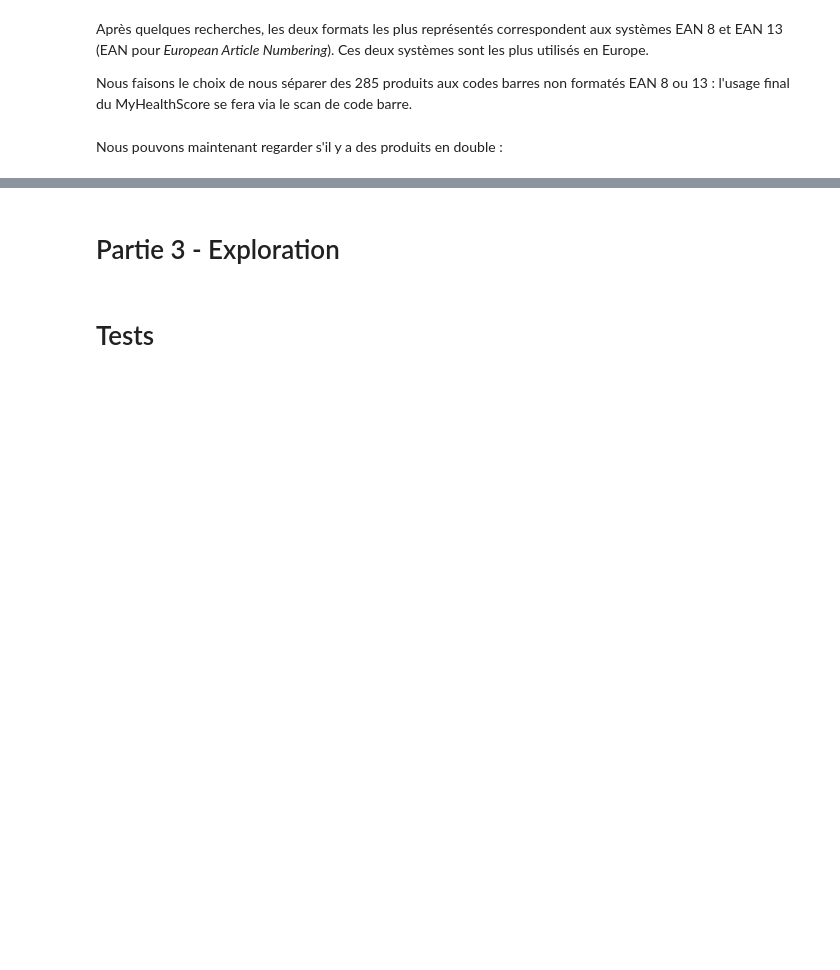
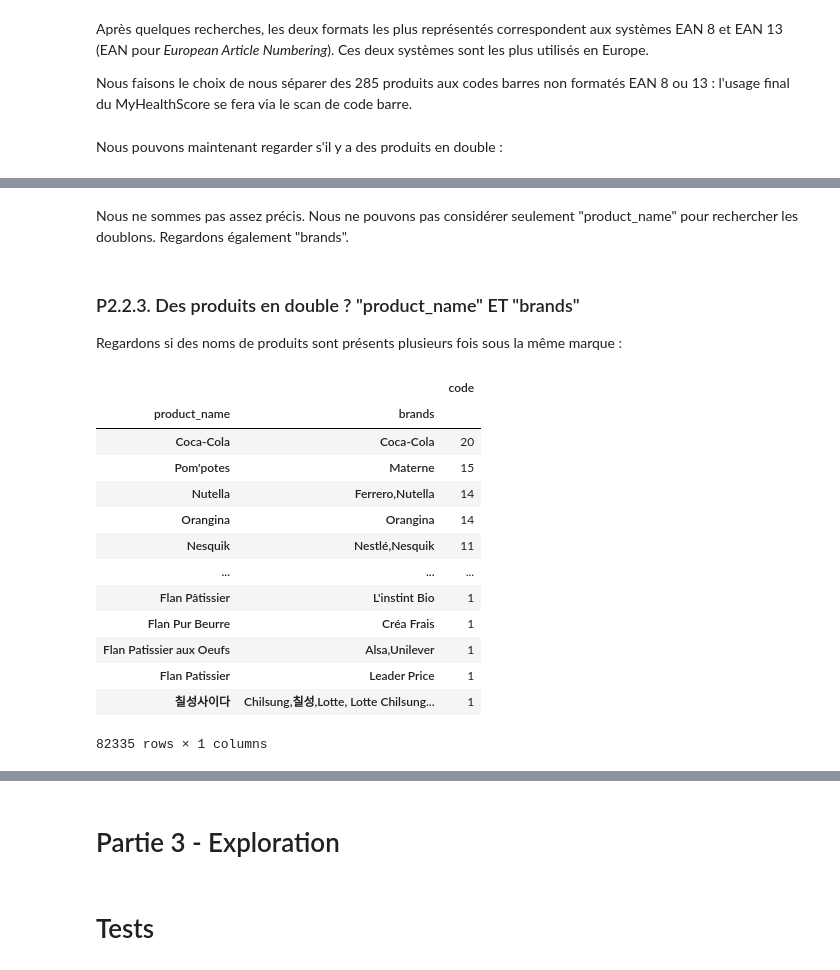
Before and after one commit to ClementPatin/OC-P3, a Jupyter notebook: Patin_Clement_1_notebook_052023.ipynb, the cells around one changed output, grey strips where cells are left out. Cells and saved outputs as stored; diff of their text form; code cells hidden in the pictures; blank space fills up the shorter version.

```diff
--- a/Patin_Clement_1_notebook_052023.ipynb
+++ b/Patin_Clement_1_notebook_052023.ipynb
@@ -438 +464,24 @@ Nous pouvons maintenant regarder s'il y a des produits en double :
+# %% [markdown]
+Nous ne sommes pas assez précis. Nous ne pouvons pas considérer seulement "product_name" pour rechercher les doublons. Regardons également "brands".
+# %% [markdown]
+### P2.2.3. Des produits en double ? "product_name" ET "brands"
+
+Regardons si des noms de produits sont présents plusieurs fois sous la même marque :
+# %%
+foodClean01[["product_name","brands",'code']].groupby(['product_name',"brands"]).count().sort_values("code",ascending=False)
+# %% [output]
+|  |  | code |
+| product_name | brands |  |
+| Coca-Cola | Coca-Cola | 20 |
+| Pom'potes | Materne | 15 |
+| Nutella | Ferrero,Nutella | 14 |
+| Orangina | Orangina | 14 |
+| Nesquik | Nestlé,Nesquik | 11 |
+| ... | ... | ... |
+| Flan Pâtissier | L'instint Bio | 1 |
+| Flan Pur Beurre | Créa Frais | 1 |
+| Flan Patissier aux Oeufs | Alsa,Unilever | 1 |
+| Flan Patissier | Leader Price | 1 |
+| 칠성사이다 | Chilsung,칠성,Lotte, Lotte Chilsung... | 1 |
+82335 rows × 1 columns
 # %%
```
Also changed, not shown: parts of 12 cells of this notebook.
